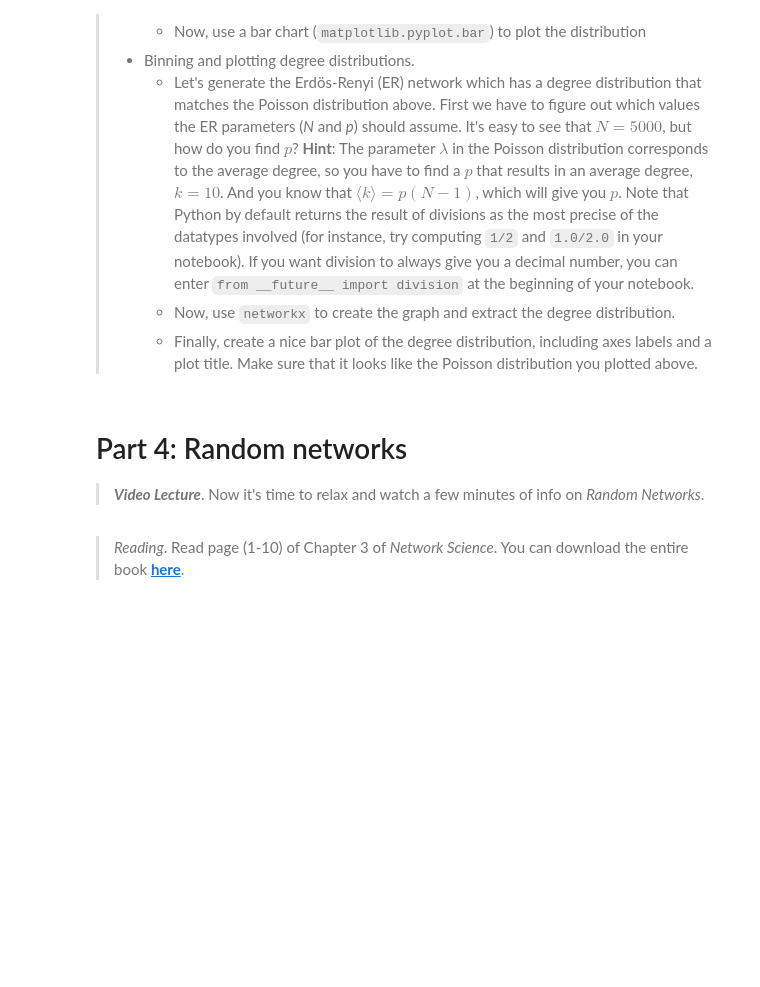
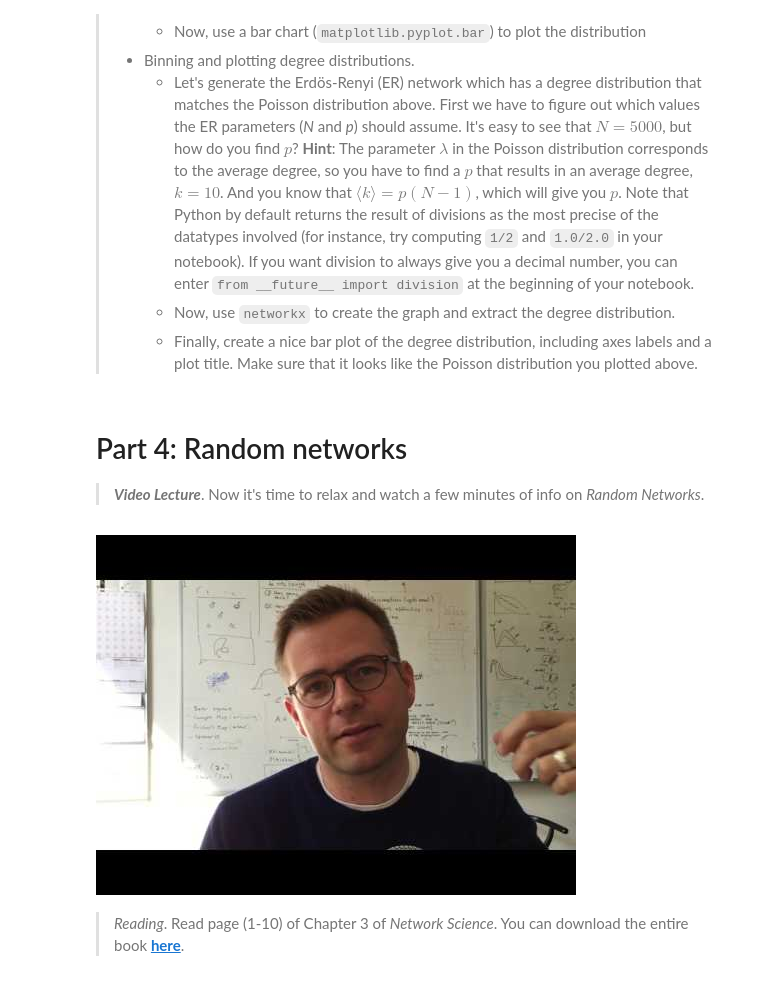
Before and after one commit to suneman/socialgraphs2016, a Jupyter notebook: lectures/Week2.ipynb, the cells around one changed output. Cells and saved outputs as stored; diff of their text form; code cells hidden in the pictures; blank space fills up the shorter version.

```diff
--- a/lectures/Week2.ipynb
+++ b/lectures/Week2.ipynb
@@ -99,7 +105,9 @@ As always we'll learn about degree-distribution plotting by creating a `notebook
 
 > **_Video Lecture_**. Now it's time to relax and watch a few minutes of info on _Random Networks_.
 # %%
-YouTubeVideo("yC754EgHpck",width=600, height=337.5)
+YouTubeVideo("c_SbQCzgqb0",width=800, height=450)
+# %% [output]
+[figure, added]
 # %% [markdown]
 > _Reading_. Read page (1-10) of Chapter 3 of _Network Science_. You can download the entire book [**here**](http://barabasi.com/networksciencebook/).
 # %% [markdown]
```
Also changed, not shown: parts of 3 cells of this notebook.
